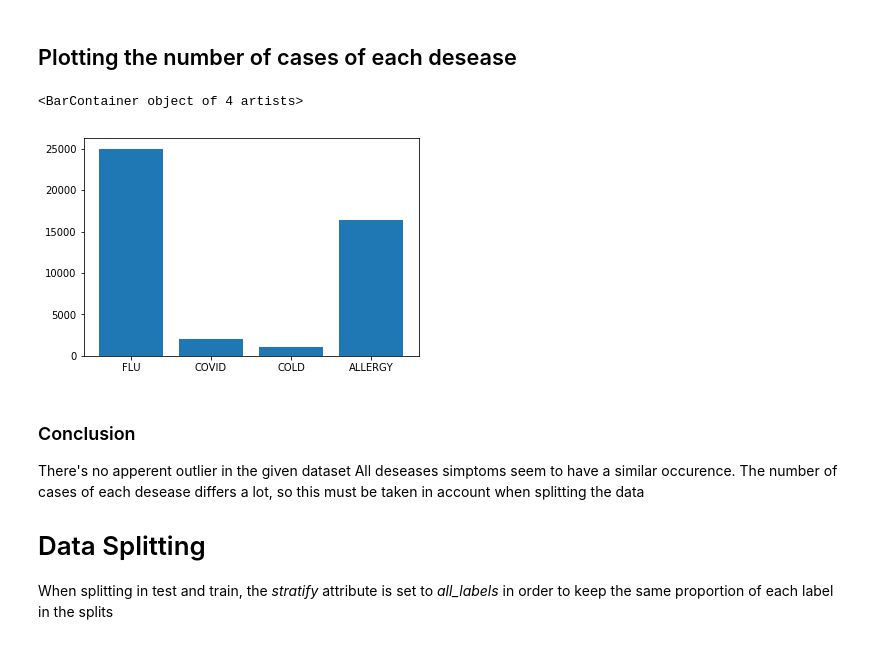
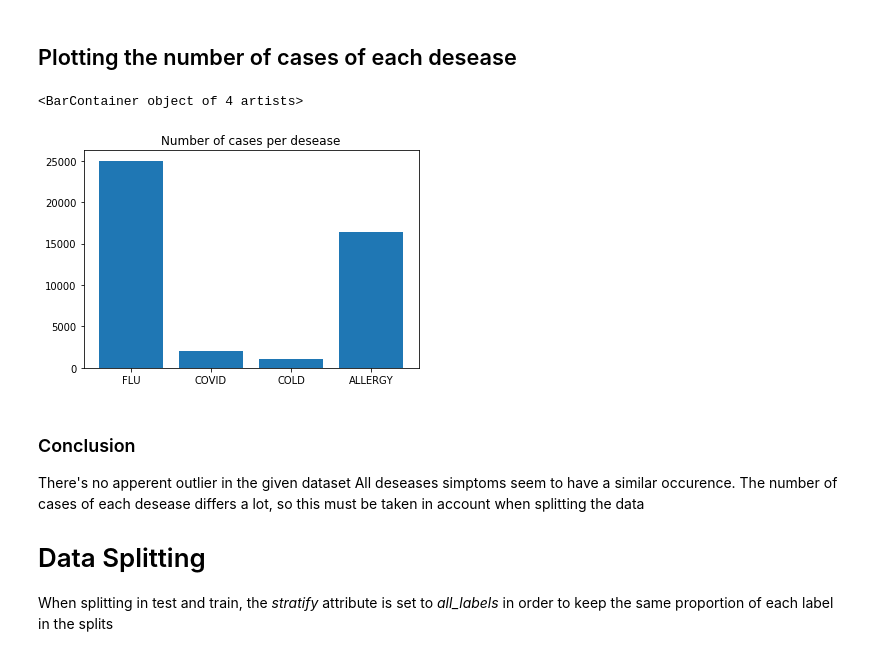
Before and after one commit to IohanSardinha/FEUP_IART, a Jupyter notebook: Trab 2/covid.ipynb, the cells around one changed output. Drawn from its saved outputs; the diff is of its cells as text; code cells hidden in the pictures.

```diff
--- a/Trab 2/covid.ipynb
+++ b/Trab 2/covid.ipynb
@@ -109,10 +109,11 @@ plt.barh(deseases_dict.keys(), deseases_dict.values())
 # %% [markdown]
 ## Plotting the number of cases of each desease
 # %%
+plt.title("Number of cases per desease")
 plt.bar(["FLU", "COVID", "COLD", "ALLERGY"], [len(flu),len(covid),len(cold),len(allergy)])
 # %% [output]
 <BarContainer object of 4 artists>
-[figure, old version]
+[figure, new version]
 # %% [markdown]
 ### Conclusion
 There's no apperent outlier in the given dataset
```
Also changed, not shown: parts of 3 cells of this notebook, 1 other file.
